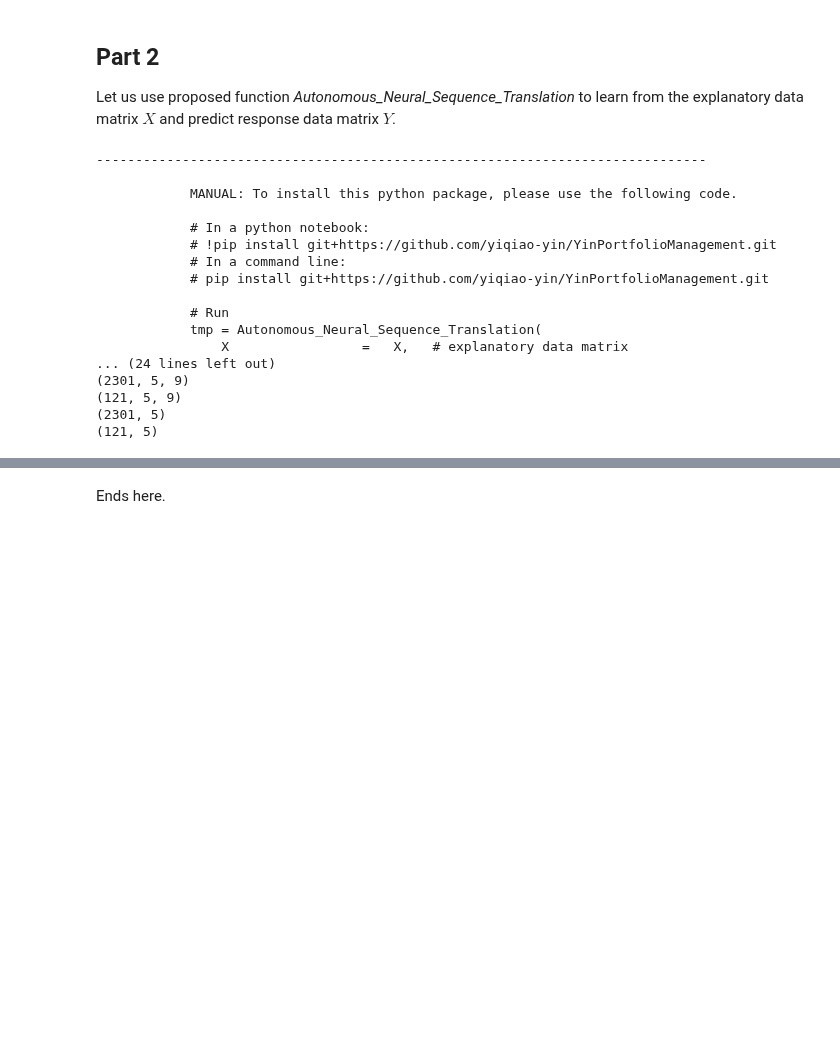
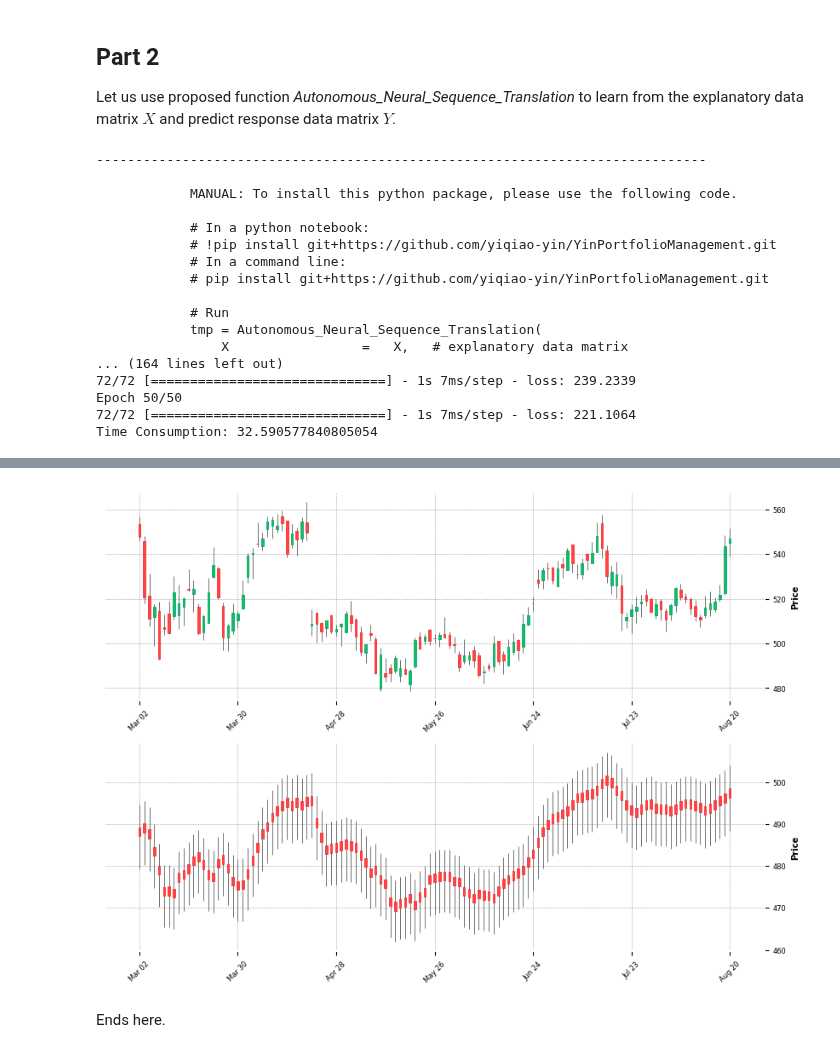
Before and after one commit to yiqiao-yin/WYNAssociates, a Jupyter notebook: docs/python_MM_NST_Autonomous.ipynb, the cells around one changed output, grey strips where cells are left out. Cells and saved outputs as stored; diff of their text form; code cells hidden in the pictures; blank space fills up the shorter version.

```diff
--- a/docs/python_MM_NST_Autonomous.ipynb
+++ b/docs/python_MM_NST_Autonomous.ipynb
@@ -150,7 +150,7 @@ tmp = Autonomous_Neural_Sequence_Translation(
         l3_units          =   32,
         l4_units          =   32,
         l5_units          =   10,
-        activation        =   'relu',
+        layer_activation  =   'relu',
         final_activation  =   'softmax',
         dropOutRate       =   0.2,
         optimizer         =   'adam',
@@ -173,8 +173,8 @@ tmp = Autonomous_Neural_Sequence_Translation(
             # Run
             tmp = Autonomous_Neural_Sequence_Translation(
                 X                 =   X,   # explanatory data matrix
-... (24 lines left out)
-(2301, 5, 9)
-(121, 5, 9)
-(2301, 5)
-(121, 5)
+... (164 lines left out)
+72/72 [==============================] - 1s 7ms/step - loss: 239.2339
+Epoch 50/50
+72/72 [==============================] - 1s 7ms/step - loss: 221.1064
+Time Consumption: 32.590577840805054
@@ -182,2 +181,3 @@ ImportError: cannot import name '__version__' from partially initialized module
+[figure, added]
 # %% [markdown]
 Ends here.
```
Also changed, not shown: parts of 1 cell of this notebook, 1 other file.
